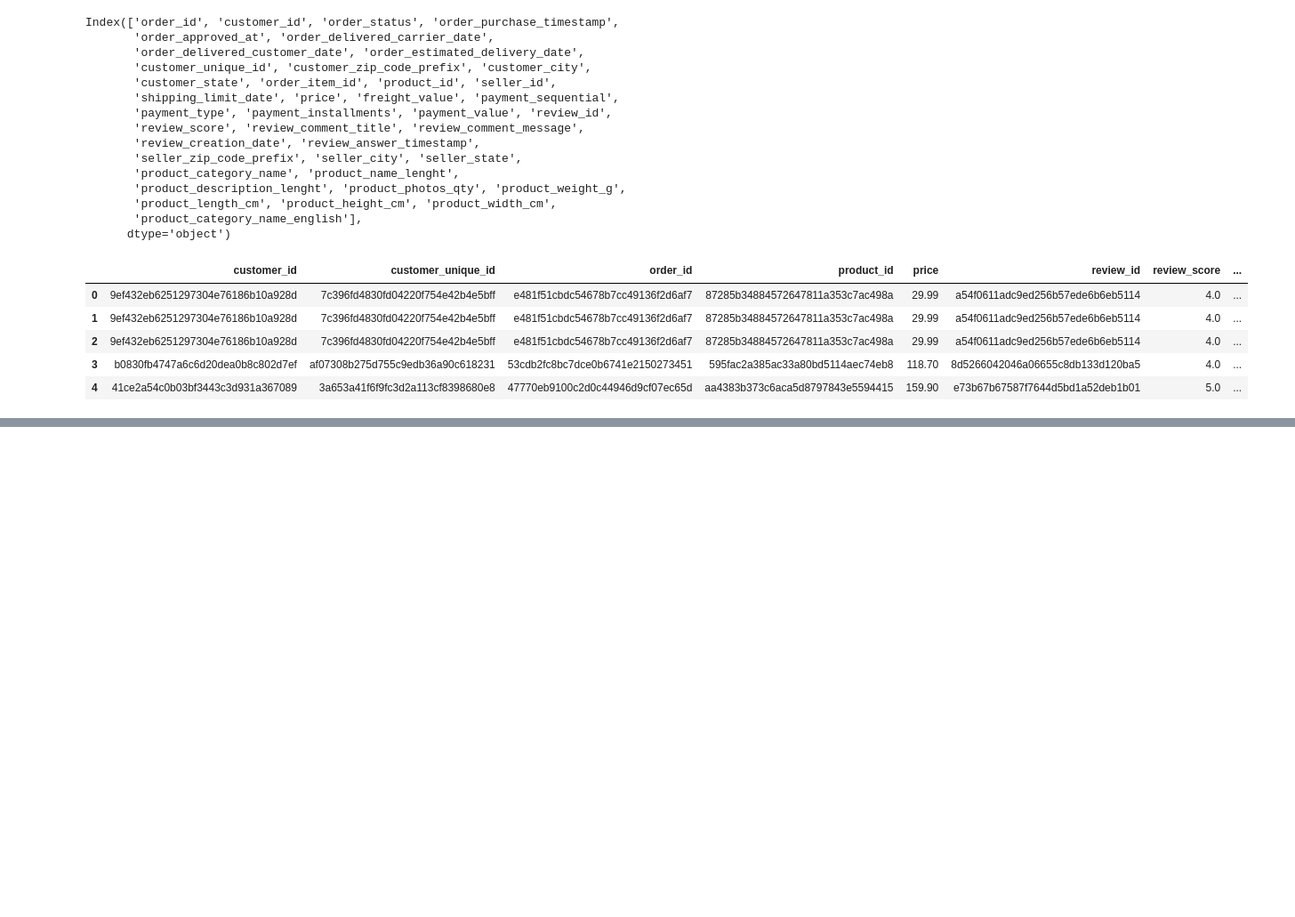
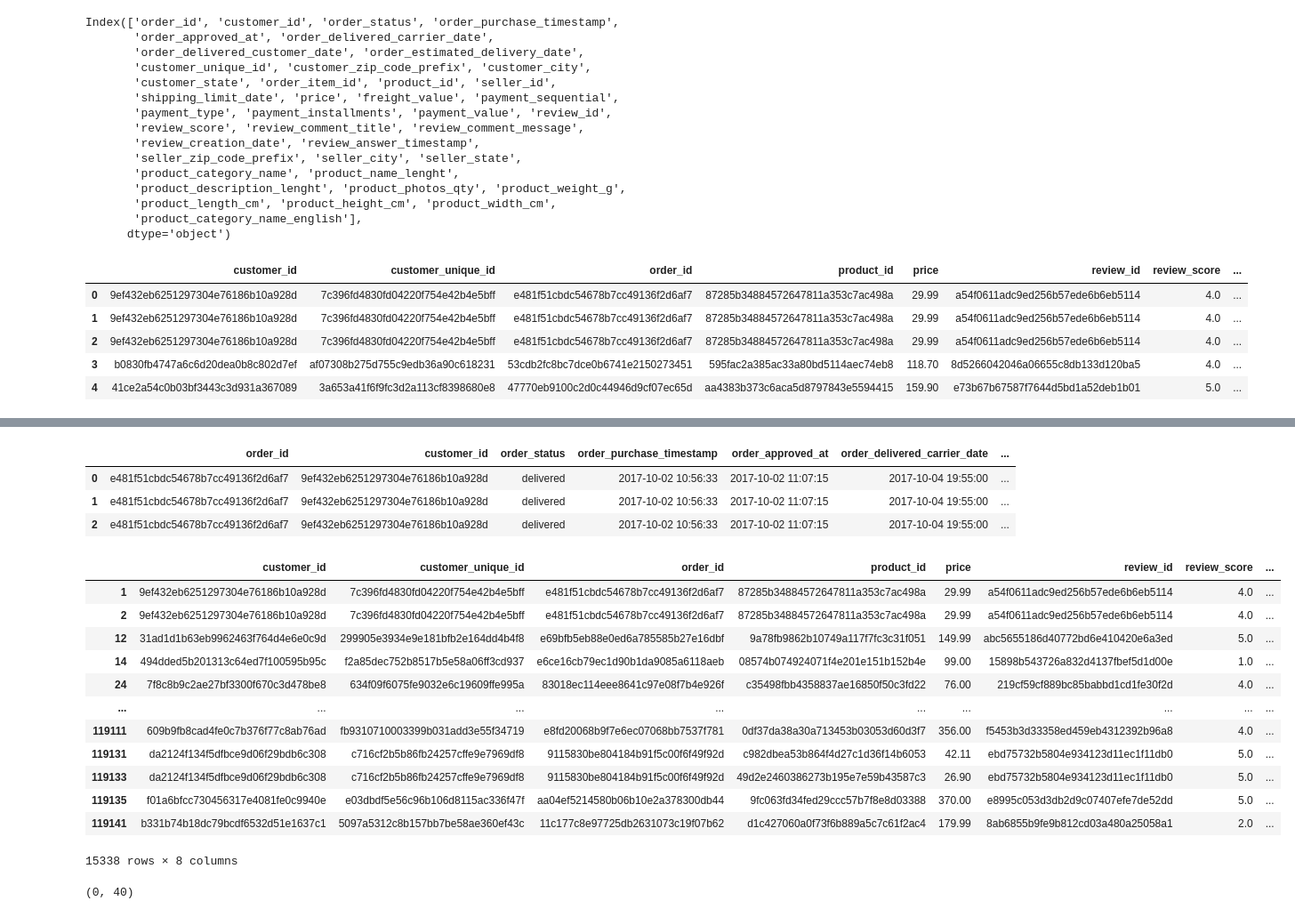
Before and after one commit to ThomasMeb/Projet_4, a Jupyter notebook: main.ipynb, the cells around one changed output, grey strips where cells are left out. Shown at 89% size. Cells and saved outputs as stored; diff of their text form; code cells hidden in the pictures; blank space fills up the shorter version.

```diff
--- a/main.ipynb
+++ b/main.ipynb
@@ -200,0 +214,28 @@ df.head()
+# %%
+data.loc[data['order_id']=='e481f51cbdc54678b7cc49136f2d6af7'].head()
+# %% [output]
+|  | order_id | customer_id | order_status | order_purchase_timestamp | order_approved_at | order_delivered_carrier_date | ... |
+| 0 | e481f51cbdc54678b7cc49136f2d6af7 | 9ef432eb6251297304e76186b10a928d | delivered | 2017-10-02 10:56:33 | 2017-10-02 11:07:15 | 2017-10-04 19:55:00 | ... |
+| 1 | e481f51cbdc54678b7cc49136f2d6af7 | 9ef432eb6251297304e76186b10a928d | delivered | 2017-10-02 10:56:33 | 2017-10-02 11:07:15 | 2017-10-04 19:55:00 | ... |
+| 2 | e481f51cbdc54678b7cc49136f2d6af7 | 9ef432eb6251297304e76186b10a928d | delivered | 2017-10-02 10:56:33 | 2017-10-02 11:07:15 | 2017-10-04 19:55:00 | ... |
+# %%
+df.loc[df.duplicated()]
+# %% [output]
+|  | customer_id | customer_unique_id | order_id | product_id | price | review_id | review_score | ... |
+| 1 | 9ef432eb6251297304e76186b10a928d | 7c396fd4830fd04220f754e42b4e5bff | e481f51cbdc54678b7cc49136f2d6af7 | 87285b34884572647811a353c7ac498a | 29.99 | a54f0611adc9ed256b57ede6b6eb5114 | 4.0 | ... |
+| 2 | 9ef432eb6251297304e76186b10a928d | 7c396fd4830fd04220f754e42b4e5bff | e481f51cbdc54678b7cc49136f2d6af7 | 87285b34884572647811a353c7ac498a | 29.99 | a54f0611adc9ed256b57ede6b6eb5114 | 4.0 | ... |
+| 12 | 31ad1d1b63eb9962463f764d4e6e0c9d | 299905e3934e9e181bfb2e164dd4b4f8 | e69bfb5eb88e0ed6a785585b27e16dbf | 9a78fb9862b10749a117f7fc3c31f051 | 149.99 | abc5655186d40772bd6e410420e6a3ed | 5.0 | ... |
+| 14 | 494dded5b201313c64ed7f100595b95c | f2a85dec752b8517b5e58a06ff3cd937 | e6ce16cb79ec1d90b1da9085a6118aeb | 08574b074924071f4e201e151b152b4e | 99.00 | 15898b543726a832d4137fbef5d1d00e | 1.0 | ... |
+| 24 | 7f8c8b9c2ae27bf3300f670c3d478be8 | 634f09f6075fe9032e6c19609ffe995a | 83018ec114eee8641c97e08f7b4e926f | c35498fbb4358837ae16850f50c3fd22 | 76.00 | 219cf59cf889bc85babbd1cd1fe30f2d | 4.0 | ... |
+| ... | ... | ... | ... | ... | ... | ... | ... | ... |
+| 119111 | 609b9fb8cad4fe0c7b376f77c8ab76ad | fb9310710003399b031add3e55f34719 | e8fd20068b9f7e6ec07068bb7537f781 | 0df37da38a30a713453b03053d60d3f7 | 356.00 | f5453b3d33358ed459eb4312392b96a8 | 4.0 | ... |
+| 119131 | da2124f134f5dfbce9d06f29bdb6c308 | c716cf2b5b86fb24257cffe9e7969df8 | 9115830be804184b91f5c00f6f49f92d | c982dbea53b864f4d27c1d36f14b6053 | 42.11 | ebd75732b5804e934123d11ec1f11db0 | 5.0 | ... |
+| 119133 | da2124f134f5dfbce9d06f29bdb6c308 | c716cf2b5b86fb24257cffe9e7969df8 | 9115830be804184b91f5c00f6f49f92d | 49d2e2460386273b195e7e59b43587c3 | 26.90 | ebd75732b5804e934123d11ec1f11db0 | 5.0 | ... |
+| 119135 | f01a6bfcc730456317e4081fe0c9940e | e03dbdf5e56c96b106d8115ac336f47f | aa04ef5214580b06b10e2a378300db44 | 9fc063fd34fed29ccc57b7f8e8d03388 | 370.00 | e8995c053d3db2d9c07407efe7de52dd | 5.0 | ... |
+| 119141 | b331b74b18dc79bcdf6532d51e1637c1 | 5097a5312c8b157bb7be58ae360ef43c | 11c177c8e97725db2631073c19f07b62 | d1c427060a0f73f6b889a5c7c61f2ac4 | 179.99 | 8ab6855b9fe9b812cd03a480a25058a1 | 2.0 | ... |
+15338 rows × 8 columns
+# %%
+data.loc[data[['customer_id', 'customer_unique_id', 'order_id', 'product_id', 'price',
+       'review_id', 'review_score', 'product_category_name', 'order_item_id','payment_sequential']].duplicated()].shape
+# %% [output]
+(0, 40)
```
Also changed, not shown: parts of 37 cells of this notebook, 2 other files.
